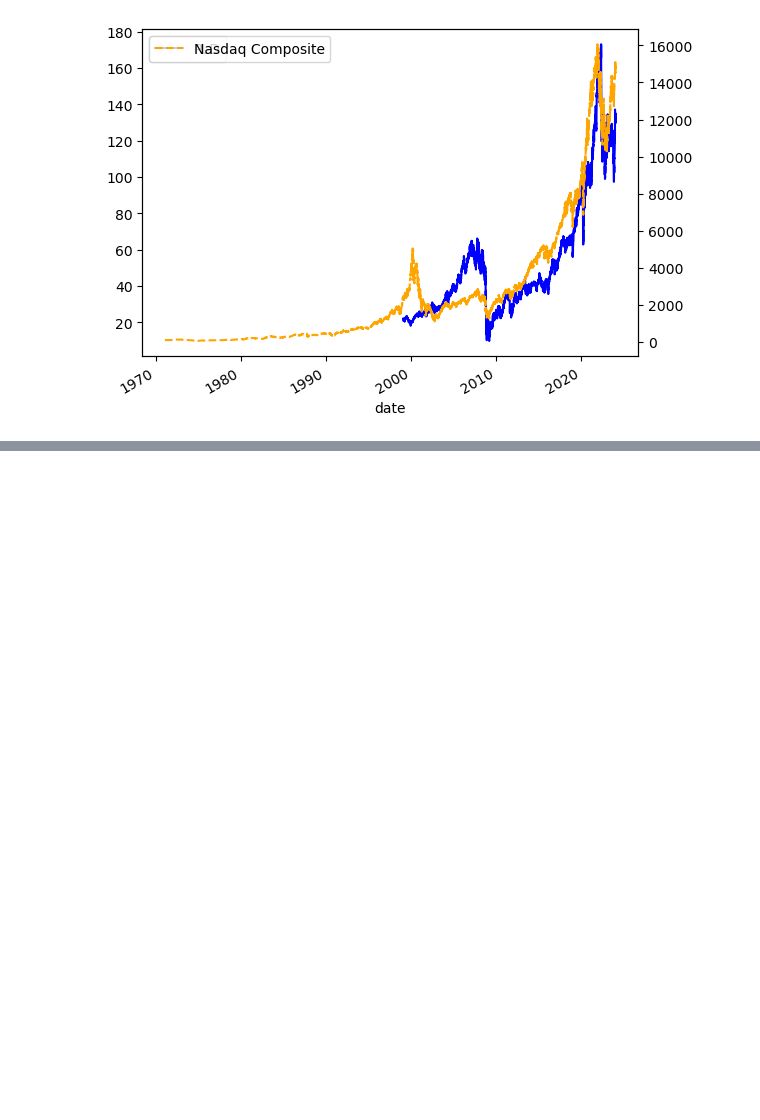
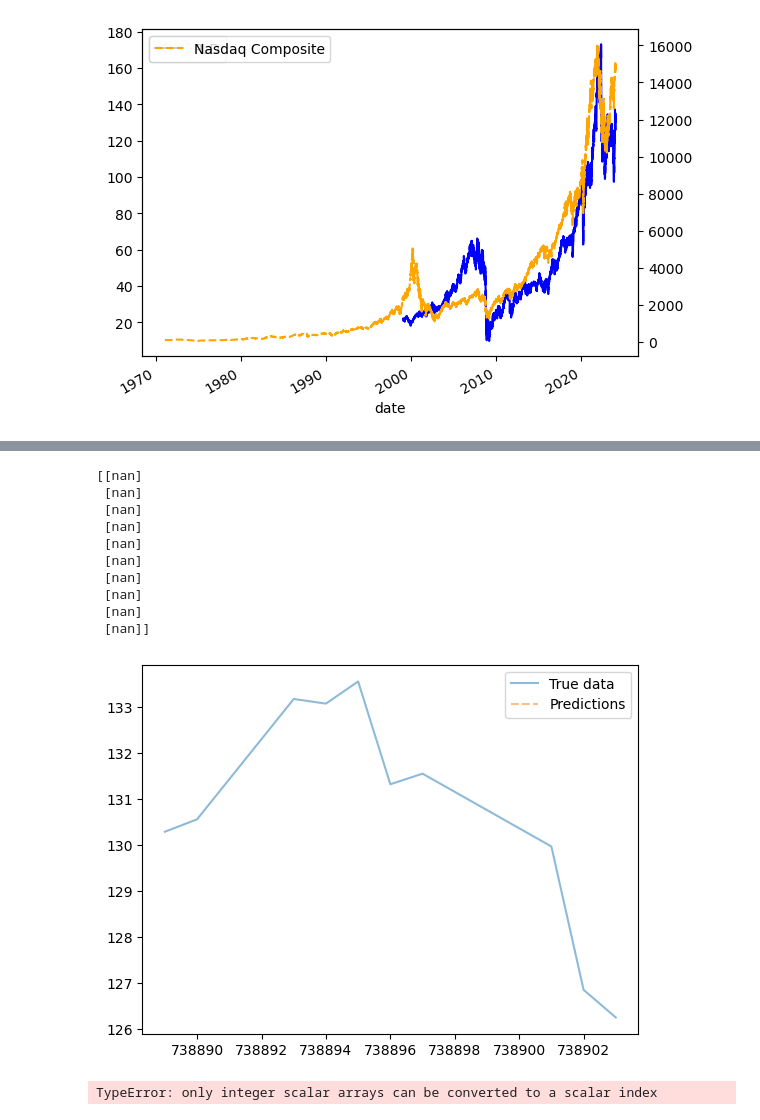
Before and after one commit to ivanleongwm/339, a Jupyter notebook: Neural Network v1.ipynb, the cells around one changed output, grey strips where cells are left out. Saved outputs shown, nothing was run; the diff lists cells and outputs as text; code cells hidden in the pictures; blank space fills up the shorter version.

```diff
--- a/Neural Network v1.ipynb
+++ b/Neural Network v1.ipynb
@@ -210,0 +201,9 @@ IXIC.plot(x="Date",y="Close",ax=ax2, ls="--", color="orange",label='Nasdaq Compo
+# %%
+x_train = np.array(PLD['date'].map(dt.datetime.toordinal),dtype=np.float32)
+x_train = x_train.reshape(-1,1)
+y_train = np.array(PLD['close'],dtype=np.float32)
+y_train = y_train.reshape(-1,1)
+# %%
+y_train = y_train[:10]
+# %%
+x_train = x_train[:10]
@@ -210,0 +325,29 @@ IXIC.plot(x="Date",y="Close",ax=ax2, ls="--", color="orange",label='Nasdaq Compo
+# %%
+with torch.no_grad(): # we don't need gradients in the testing phase
+    if torch.cuda.is_available():
+        predicted = model(Variable(torch.from_numpy(x_train).cuda())).cpu().data.numpy()
+    else:
+        predicted = model(Variable(torch.from_numpy(x_train))).data.numpy()
+    print(predicted)
+
+plt.clf()
+plt.plot(x_train, y_train, '-', label='True data', alpha=0.5)
+plt.plot(x_train, predicted, '--', label='Predictions', alpha=0.5)
+plt.legend(loc='best')
+plt.show()
+# %% [output]
+[[nan]
+ [nan]
+ [nan]
+ [nan]
+ [nan]
+ [nan]
+ [nan]
+ [nan]
+ [nan]
+ [nan]]
+[figure, added]
+# %%
+x_train = [dt.datetime(x) for x in x_train.T]
+# %% [output]
+TypeError: only integer scalar arrays can be converted to a scalar index
```
Also changed, not shown: parts of 20 cells of this notebook.
